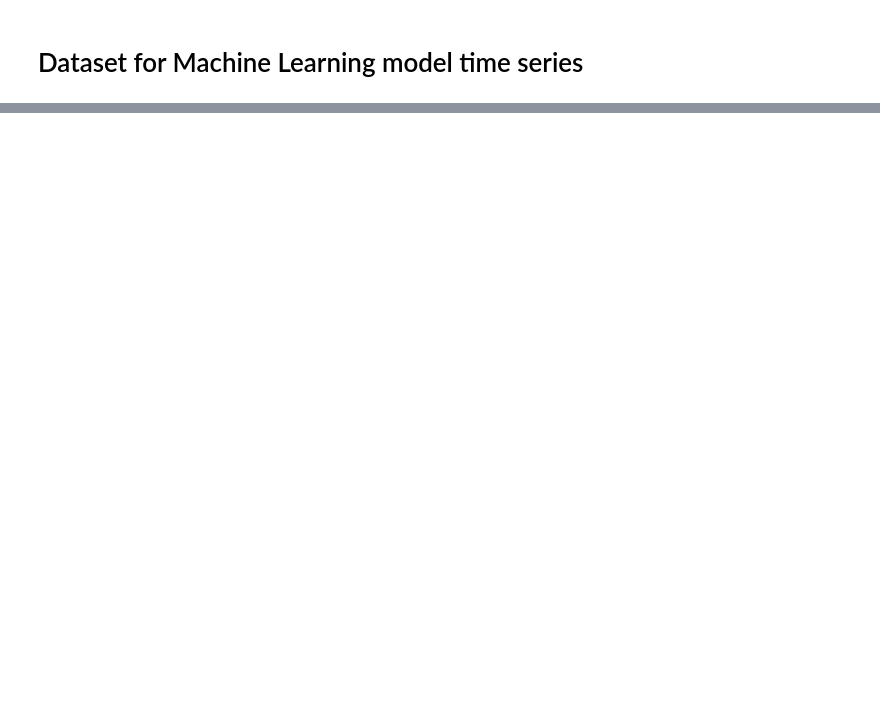
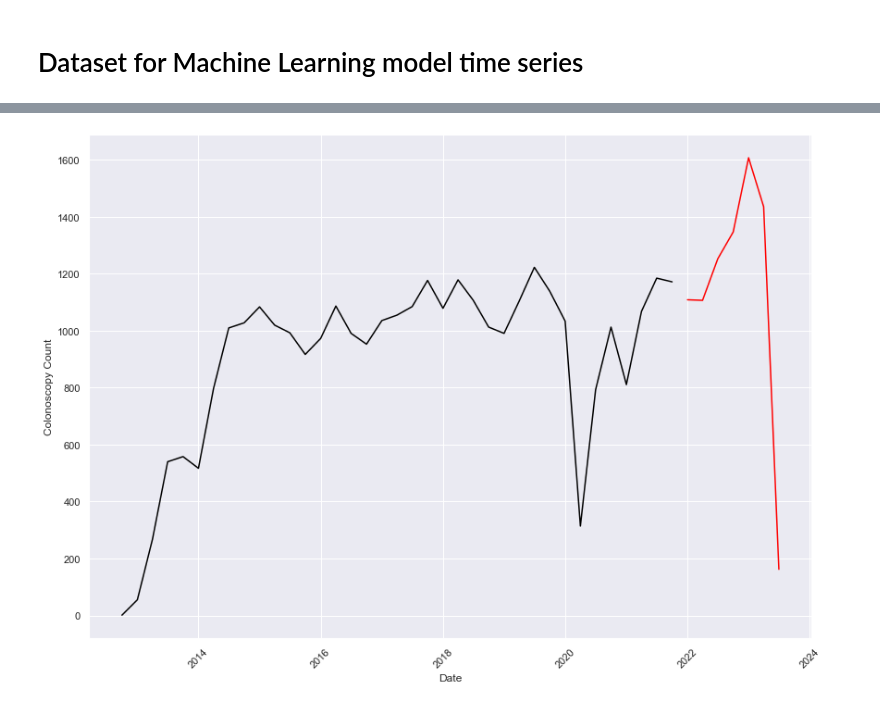
Before and after one commit to raku43/MScDACapstone, a Jupyter notebook: MScDA_Capstone.ipynb, the cells around one changed output, grey strips where cells are left out. Saved outputs shown, nothing was run; the diff lists cells and outputs as text; code cells hidden in the pictures; blank space fills up the shorter version.

```diff
--- a/MScDA_Capstone.ipynb
+++ b/MScDA_Capstone.ipynb
@@ -743,0 +1136,5 @@ dfcensus5560
+# %%
+df_timeseriesQD = dfcolraw.groupby(['Quarterdate'])['ID'].count()
+#df_timeseriesQD=df_timeseriesQD.set_index(Quarterdate)
+df_timeseriesQD=pd.DataFrame(df_timeseriesQD)
+df_timeseriesQD
@@ -743,0 +1160,7 @@ dfcensus5560
+# %%
+train = df_timeseriesQD[df_timeseriesQD.index < pd.to_datetime("2022-01-01", format='%Y-%m-%d')]
+test = df_timeseriesQD[df_timeseriesQD.index >= pd.to_datetime("2022-01-01", format='%Y-%m-%d')]
+
+print(train.shape)
+print(test.shape)
+train
@@ -743,0 +1188,10 @@ dfcensus5560
+# %%
+plt.plot(train[['ID']], color = "black", label = 'Training')
+plt.plot(test[['ID']], color = "red", label = 'Testing')
+plt.ylabel('Colonoscopy Count')
+plt.xlabel('Date')
+plt.xticks(rotation=45)
+plt.title="Train/Test split for Sentiment"
+plt.show()
+# %% [output]
+[figure, added]
```
Also changed, not shown: parts of 48 cells of this notebook.
